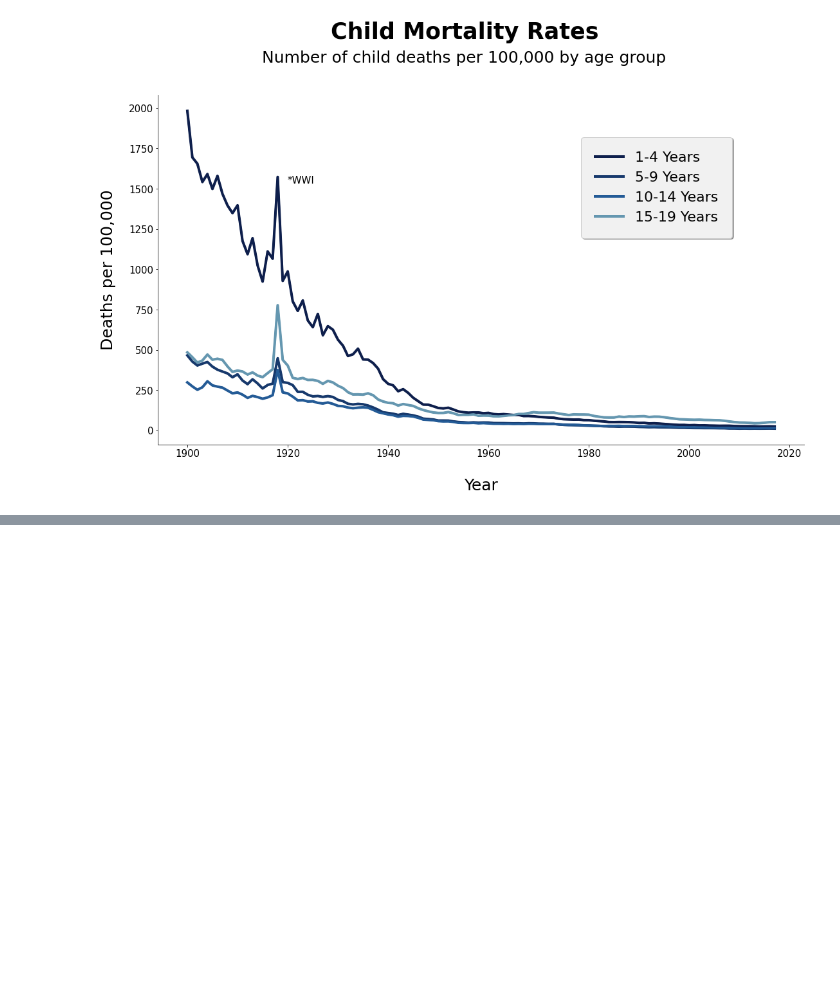
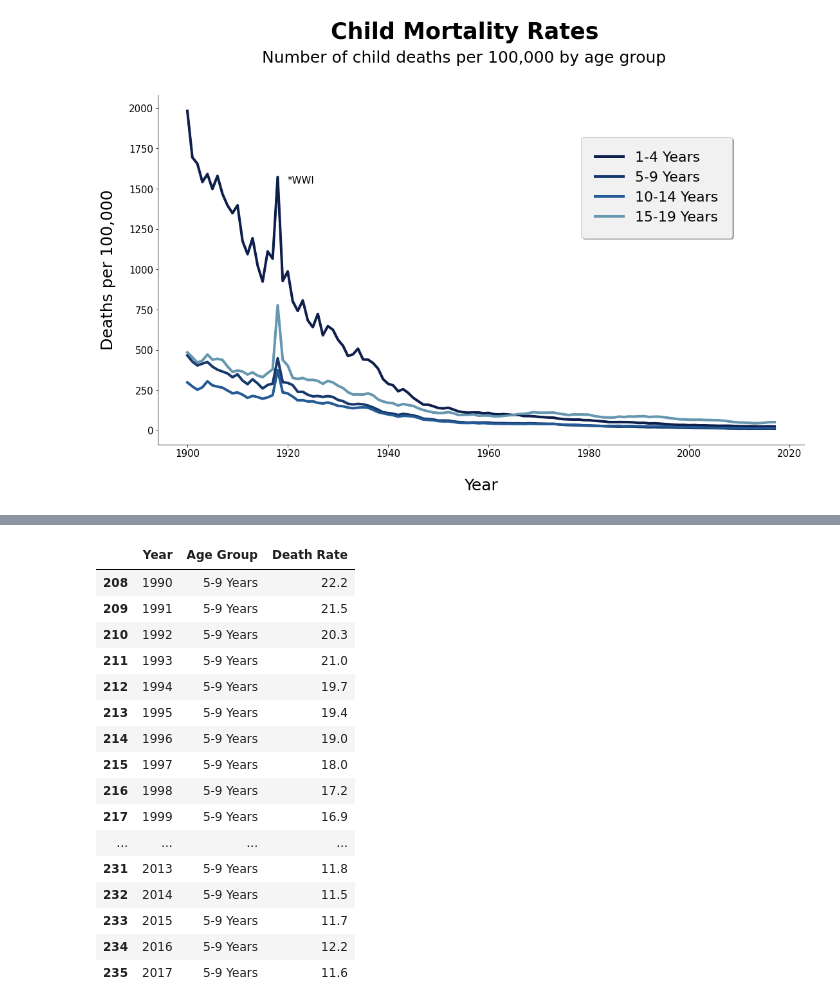
Before and after one commit to KristineYW/DS15-Unit-1-Build, a Jupyter notebook: Build_Week_1_Vis_2_CM.ipynb, the cells around one changed output, grey strips where cells are left out. Saved outputs shown, nothing was run; the diff lists cells and outputs as text; code cells hidden in the pictures; blank space fills up the shorter version.

```diff
--- a/Build_Week_1_Vis_2_CM.ipynb
+++ b/Build_Week_1_Vis_2_CM.ipynb
@@ -144,0 +167,22 @@ plt.plot();
+# %%
+second_1 = second.loc[second['Year'] >= 1990]
+
+second_1.head(54)
+# %% [output]
+|  | Year | Age Group | Death Rate |
+| 208 | 1990 | 5-9 Years | 22.2 |
+| 209 | 1991 | 5-9 Years | 21.5 |
+| 210 | 1992 | 5-9 Years | 20.3 |
+| 211 | 1993 | 5-9 Years | 21.0 |
+| 212 | 1994 | 5-9 Years | 19.7 |
+| 213 | 1995 | 5-9 Years | 19.4 |
+| 214 | 1996 | 5-9 Years | 19.0 |
+| 215 | 1997 | 5-9 Years | 18.0 |
+| 216 | 1998 | 5-9 Years | 17.2 |
+| 217 | 1999 | 5-9 Years | 16.9 |
+| ... | ... | ... | ... |
+| 231 | 2013 | 5-9 Years | 11.8 |
+| 232 | 2014 | 5-9 Years | 11.5 |
+| 233 | 2015 | 5-9 Years | 11.7 |
+| 234 | 2016 | 5-9 Years | 12.2 |
+| 235 | 2017 | 5-9 Years | 11.6 |
```
Also changed, not shown: parts of 4 cells of this notebook.
